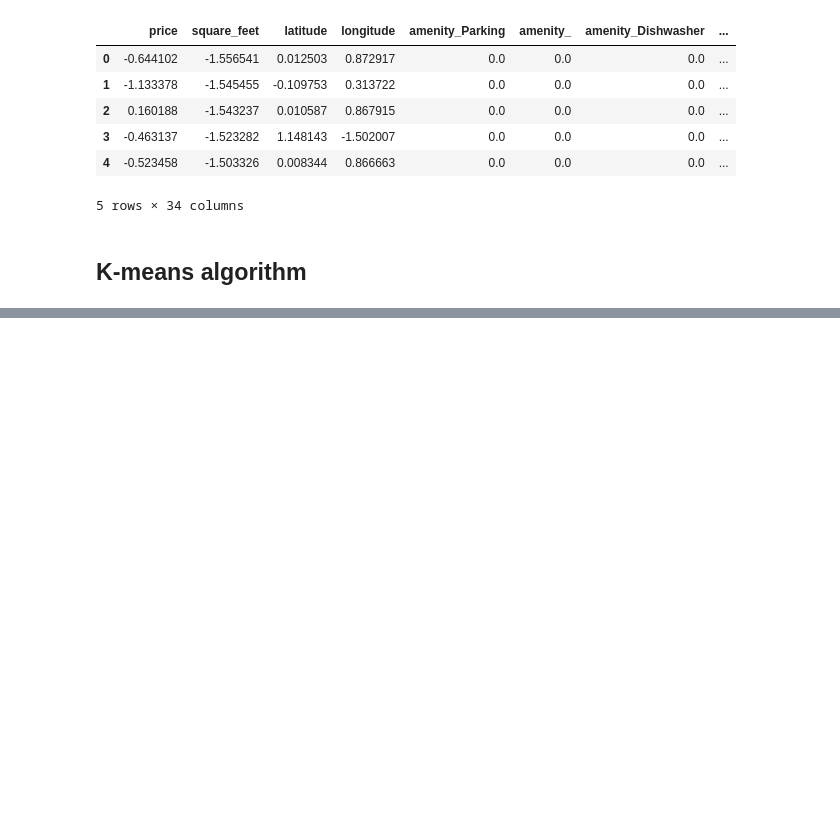
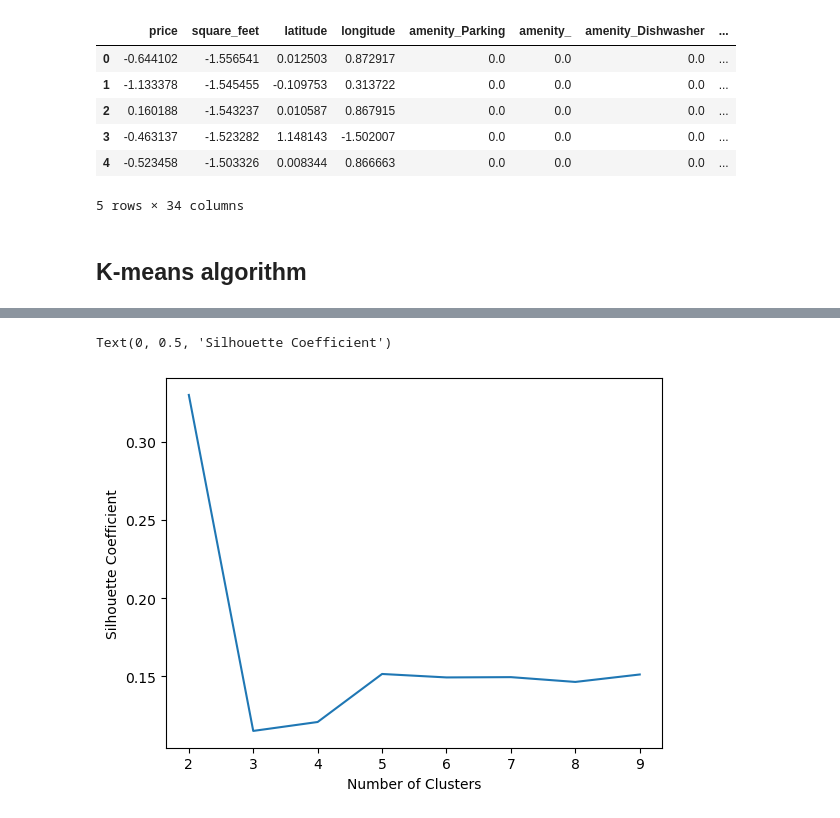
Before and after one commit to Clem-prog/AFL2-ML, a Jupyter notebook: AFL2_ML.ipynb, the cells around one changed output, grey strips where cells are left out. Saved outputs shown, nothing was run; the diff lists cells and outputs as text; code cells hidden in the pictures; blank space fills up the shorter version.

Commit message:
Sill score and the elbow testing is done.

```diff
--- a/AFL2_ML.ipynb
+++ b/AFL2_ML.ipynb
@@ -173,0 +227,18 @@ scaled_df.head()
+# %%
+#Silhouette coefficients
+silhouette_coefficients = []
+
+for k in range(2, 10):
+    kmeans = KMeans(n_clusters=k, random_state=42)
+    kmeans.fit_predict(scaled_df)
+    score = silhouette_score(scaled_df, kmeans.labels_)
+    silhouette_coefficients.append(score)
+# %%
+plt.plot(range(2,10), silhouette_coefficients)
+plt.xticks(range(2, 10))
+
+plt.xlabel("Number of Clusters")
+plt.ylabel("Silhouette Coefficient")
+# %% [output]
+Text(0, 0.5, 'Silhouette Coefficient')
+[figure, added]
```
Also changed, not shown: parts of 5 cells of this notebook.
